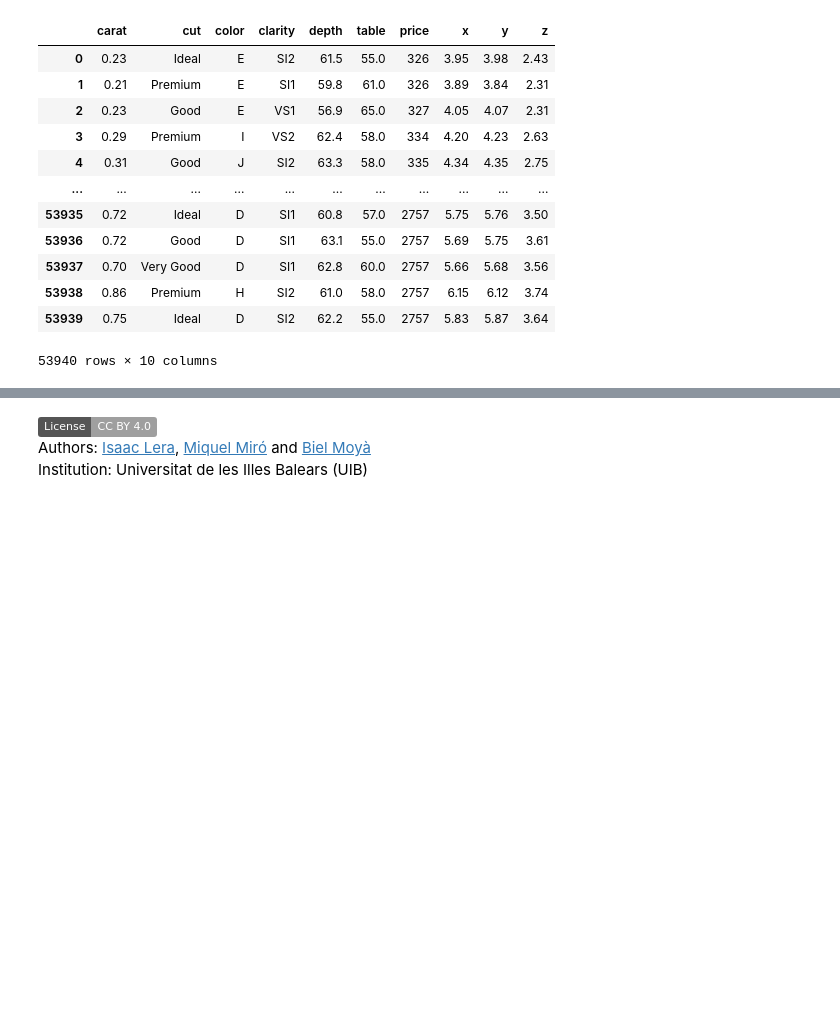
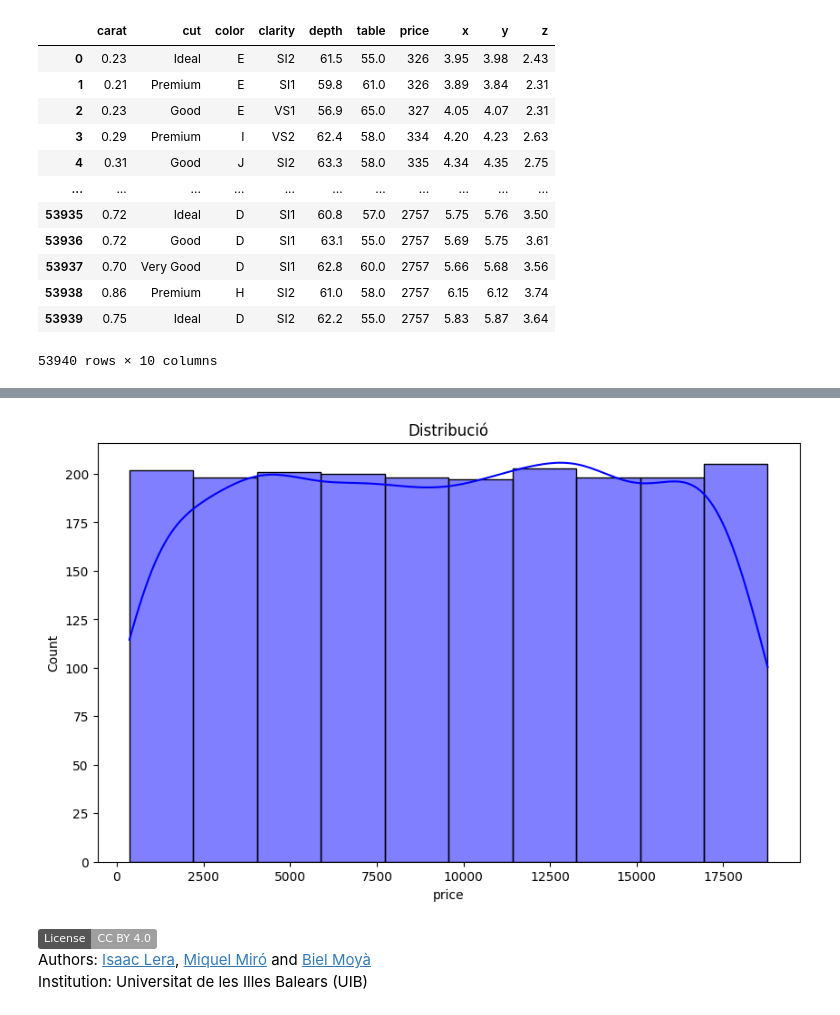
Before and after one commit to wisaaco/CURS_AdministracioAnaliticaAvan-adaDeDades, a Jupyter notebook: lessons/3_preparacio_dades.ipynb, the cells around one changed output, grey strips where cells are left out. Saved outputs shown, nothing was run; the diff lists cells and outputs as text; code cells hidden in the pictures; badges without logos; blank space fills up the shorter version.

```diff
--- a/lessons/3_preparacio_dades.ipynb
+++ b/lessons/3_preparacio_dades.ipynb
@@ -1202,3 +1412,8 @@ diamonds
 | 53938 | 0.86 | Premium | H | SI2 | 61.0 | 58.0 | 2757 | 6.15 | 6.12 | 3.74 |
 | 53939 | 0.75 | Ideal | D | SI2 | 62.2 | 55.0 | 2757 | 5.83 | 5.87 | 3.64 |
 53940 rows × 10 columns
+# %%
+#Solució
+bins = pd.cut(diamonds['price'], bins=10)  # Dividir en 10 intervals
+diamonds['price_bins'] = bins
+print(diamonds)
@@ -1204,0 +1434,4 @@ diamonds
+# %%
+nou_conjunt = diamonds.groupby('price_bins')
+nou_conjunt.size()
+#per exemple, podem agadar un minim de 200 diamants de cada bin
@@ -1204,0 +1451,4 @@ diamonds
+# %%
+mostres_random = 200
+df_seleccio = nou_conjunt.apply(lambda x: x.sample(n=mostres_random))
+df_seleccio
@@ -1205,3 +1486,13 @@ diamonds
+# %%
+import seaborn as sns
+import matplotlib.pyplot as plt
+
+plt.figure(figsize=(10, 6))
+sns.histplot(df_seleccio["price"], bins=10, kde=True, color="blue")
+plt.title("Distribució")
+plt.show()
+# %% [output]
+[figure, added]
 # %% [markdown]
 [![License: CC BY 4.0](https://img.shields.io/badge/License-CC_BY_4.0-lightgrey.svg)](https://creativecommons.org/licenses/by/4.0/) <br/>
 Authors: [Isaac Lera](https://personal.uib.cat/isaac.lera), [Miquel Miró](https://personal.uib.cat/miquel.miro) and [Biel Moyà](https://personal.uib.cat/gabriel.moya)<br/>
```
Also changed, not shown: parts of 23 cells of this notebook, 2 other files.
